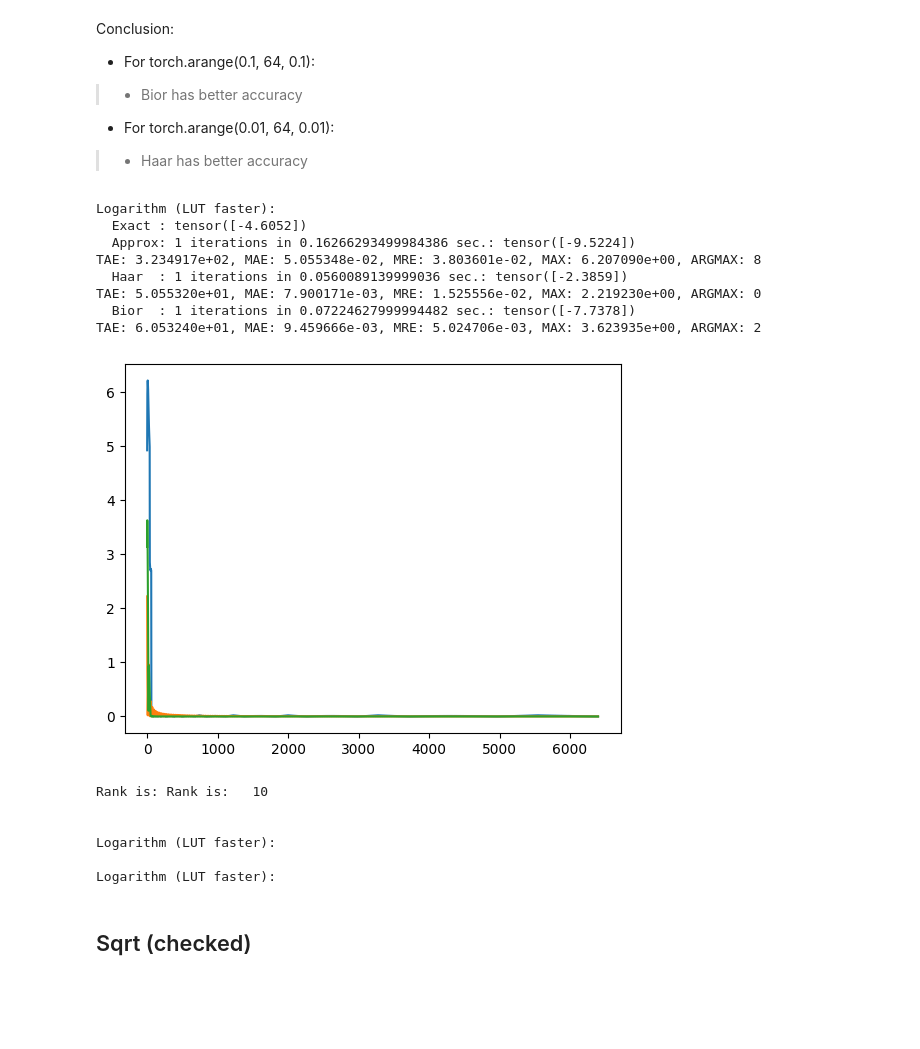
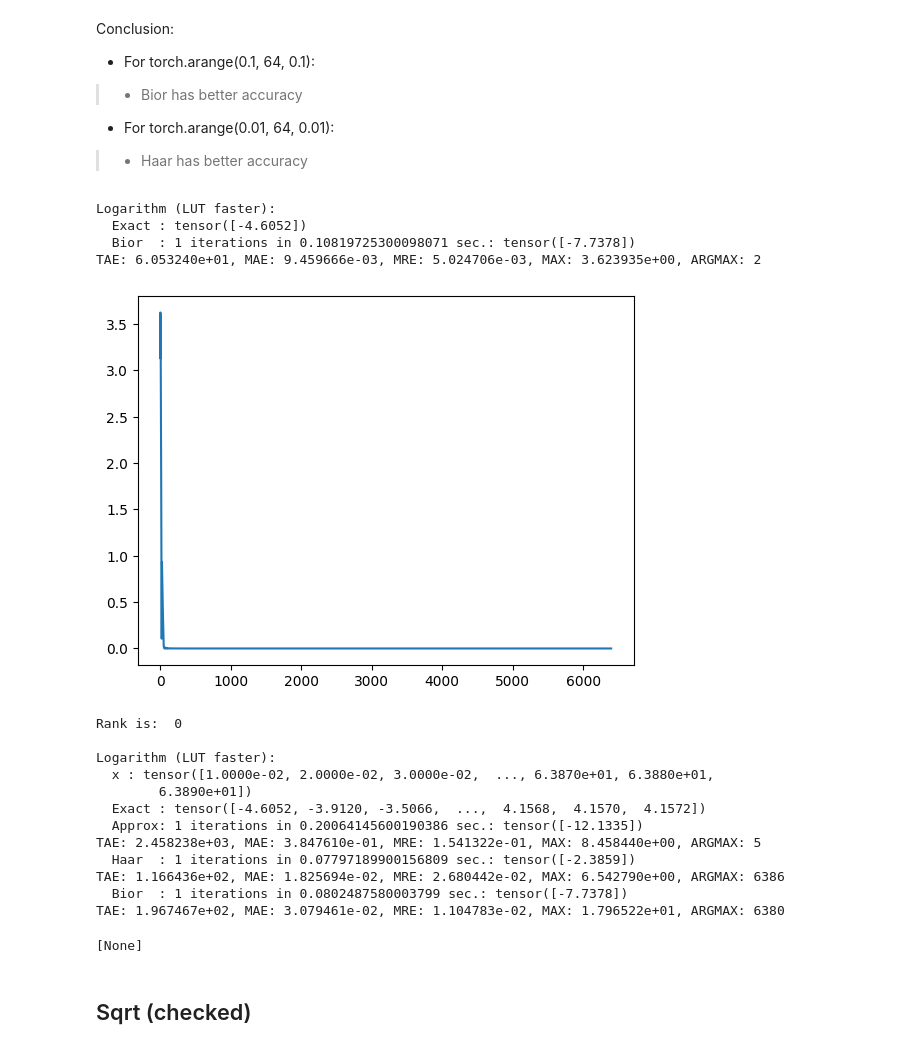
Before and after one commit to jimouris/curl, a Jupyter notebook: tutorials/Tutorial_0_Function_Approximations.ipynb, the cells around one changed output. Cells and saved outputs as stored; diff of their text form; code cells hidden in the pictures; blank space fills up the shorter version.

```diff
--- a/tutorials/Tutorial_0_Function_Approximations.ipynb
+++ b/tutorials/Tutorial_0_Function_Approximations.ipynb
@@ -352,51 +405,47 @@ Conclusion:
 # %%
 x = torch.arange(0.01, 64, 0.01)
 x_enc = crypten.cryptensor(x)
 
 print("\nLogarithm (LUT faster):")
 print("  Exact :", x.log()[:print_terms])
-with cfg.temp_override({"functions.log_method": 'iter'}):
-    start1 = timeit.default_timer()
-    for _ in range(num_iters):
-        z_enc = x_enc.log()  # Private
-    print("  Approx:", num_iters, "iterations in",  timeit.default_timer() - start1, "sec.:", z_enc.get_plain_text()[:print_terms])
-    print_diff(x.log(), z_enc)
-with cfg.temp_override({"functions.log_method": 'haar'}):
-    start1 = timeit.default_timer()
-    for _ in range(num_iters):
-        z_enc = x_enc.log()  # Private
-    print("  Haar  :", num_iters, "iterations in",  timeit.default_timer() - start1, "sec.:", z_enc.get_plain_text()[:print_terms])
-    print_diff(x.log(), z_enc)
-with cfg.temp_override({"functions.log_method": 'bior'}):
+# with cfg.temp_override({"functions.log_method": 'iter'}):
+#     start1 = timeit.default_timer()
+#     for _ in range(num_iters):
+#         z_enc = x_enc.log()  # Private
+#     print("  Approx:", num_iters, "iterations in",  timeit.default_timer() - start1, "sec.:", z_enc.get_plain_text()[:print_terms])
+#     print_diff(x.log(), z_enc)
+# with cfg.temp_override({"functions.log_method": 'haar'}):
+#     start1 = timeit.default_timer()
+#     for _ in range(num_iters):
+#         z_enc = x_enc.log()  # Private
+#     print("  Haar  :", num_iters, "iterations in",  timeit.default_timer() - start1, "sec.:", z_enc.get_plain_text()[:print_terms])
+#     print_diff(x.log(), z_enc)
+with cfg.temp_override({"functions.log_method": 'bior', "encoder.trunc_method.lut": "crypten"}):
     start1 = timeit.default_timer()
     for _ in range(num_iters):
         z_enc = x_enc.log()  # Private
     print("  Bior  :", num_iters, "iterations in",  timeit.default_timer() - start1, "sec.:", z_enc.get_plain_text()[:print_terms])
     print_diff(x.log(), z_enc)
 # %% [output]
 Logarithm (LUT faster):
   Exact : tensor([-4.6052])
-  Approx: 1 iterations in 0.16266293499984386 sec.: tensor([-9.5224])
-TAE: 3.234917e+02, MAE: 5.055348e-02, MRE: 3.803601e-02, MAX: 6.207090e+00, ARGMAX: 8
-  Haar  : 1 iterations in 0.0560089139999036 sec.: tensor([-2.3859])
-TAE: 5.055320e+01, MAE: 7.900171e-03, MRE: 1.525556e-02, MAX: 2.219230e+00, ARGMAX: 0
-  Bior  : 1 iterations in 0.07224627999994482 sec.: tensor([-7.7378])
+  Bior  : 1 iterations in 0.10819725300098071 sec.: tensor([-7.7378])
 TAE: 6.053240e+01, MAE: 9.459666e-03, MRE: 5.024706e-03, MAX: 3.623935e+00, ARGMAX: 2
-[figure, old version]
+[figure, new version]
 # %%
 import crypten.mpc as mpc
 
 
-@mpc.run_multiprocess(world_size=2)
+@mpc.run_multiprocess(world_size=1)
 def test_log():
     rank = comm.get().get_rank()
     print("Rank is: ", rank)
     # x = torch.arange(5, 15, 1)
-    x = torch.arange(0.01, 64, 0.01)
+    x = torch.arange(0.01, 63.9, 0.01)
     x_enc = crypten.cryptensor(x)
     print("\nLogarithm (LUT faster):")
-    # print("  x :", x) if rank == 0 else None
-    # print("  Exact :", x.log()) if rank == 0 else None
+    print("  x :", x) if rank == 0 else None
+    print("  Exact :", x.log()) if rank == 0 else None
     with cfg.temp_override({"functions.log_method": 'iter'}):
         start1 = timeit.default_timer()
         for _ in range(num_iters):
@@ -424,12 +473,19 @@ def test_log():
 
 test_log()
 # %% [output]
-Rank is: Rank is:   10
-
+Rank is:  0
 
 Logarithm (LUT faster):
-
-Logarithm (LUT faster):
+  x : tensor([1.0000e-02, 2.0000e-02, 3.0000e-02,  ..., 6.3870e+01, 6.3880e+01,
+        6.3890e+01])
+  Exact : tensor([-4.6052, -3.9120, -3.5066,  ...,  4.1568,  4.1570,  4.1572])
+  Approx: 1 iterations in 0.20064145600190386 sec.: tensor([-12.1335])
+TAE: 2.458238e+03, MAE: 3.847610e-01, MRE: 1.541322e-01, MAX: 8.458440e+00, ARGMAX: 5
+  Haar  : 1 iterations in 0.07797189900156809 sec.: tensor([-2.3859])
+TAE: 1.166436e+02, MAE: 1.825694e-02, MRE: 2.680442e-02, MAX: 6.542790e+00, ARGMAX: 6386
+  Bior  : 1 iterations in 0.0802487580003799 sec.: tensor([-7.7378])
+TAE: 1.967467e+02, MAE: 3.079461e-02, MRE: 1.104783e-02, MAX: 1.796522e+01, ARGMAX: 6380
+[None]
 # %% [markdown]
 ## Sqrt (checked)
 # %% [markdown]
```
Also changed, not shown: parts of 30 cells of this notebook, 10 other files.
